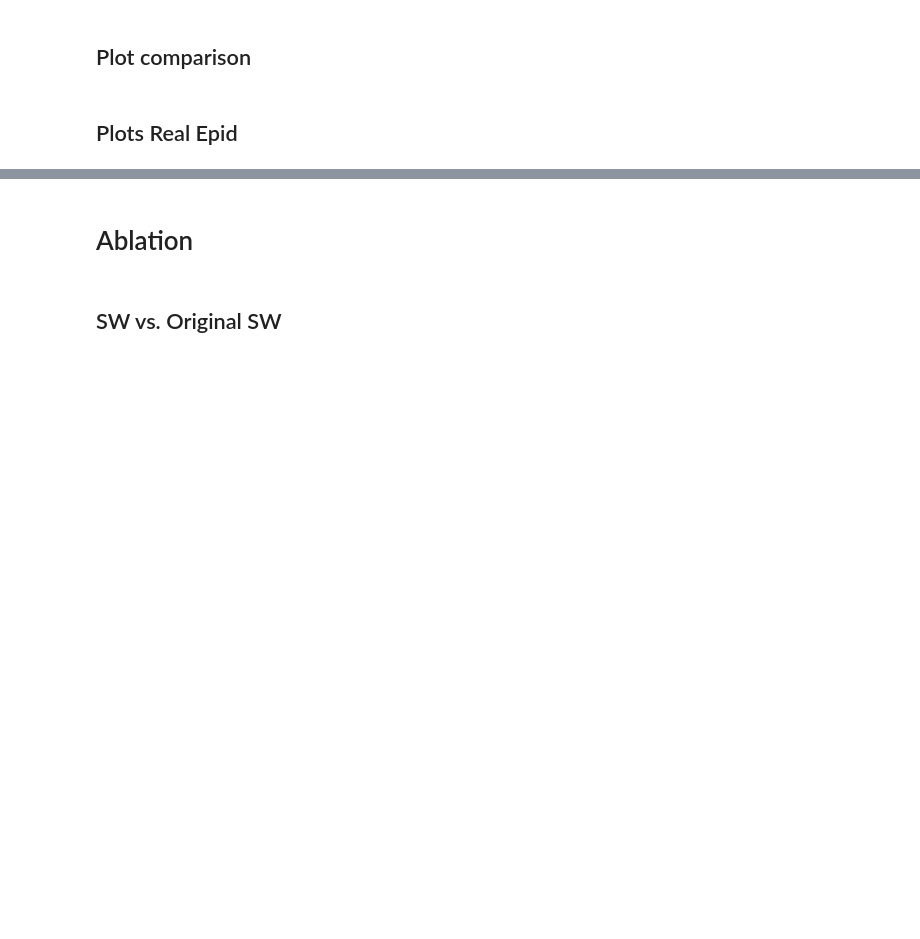
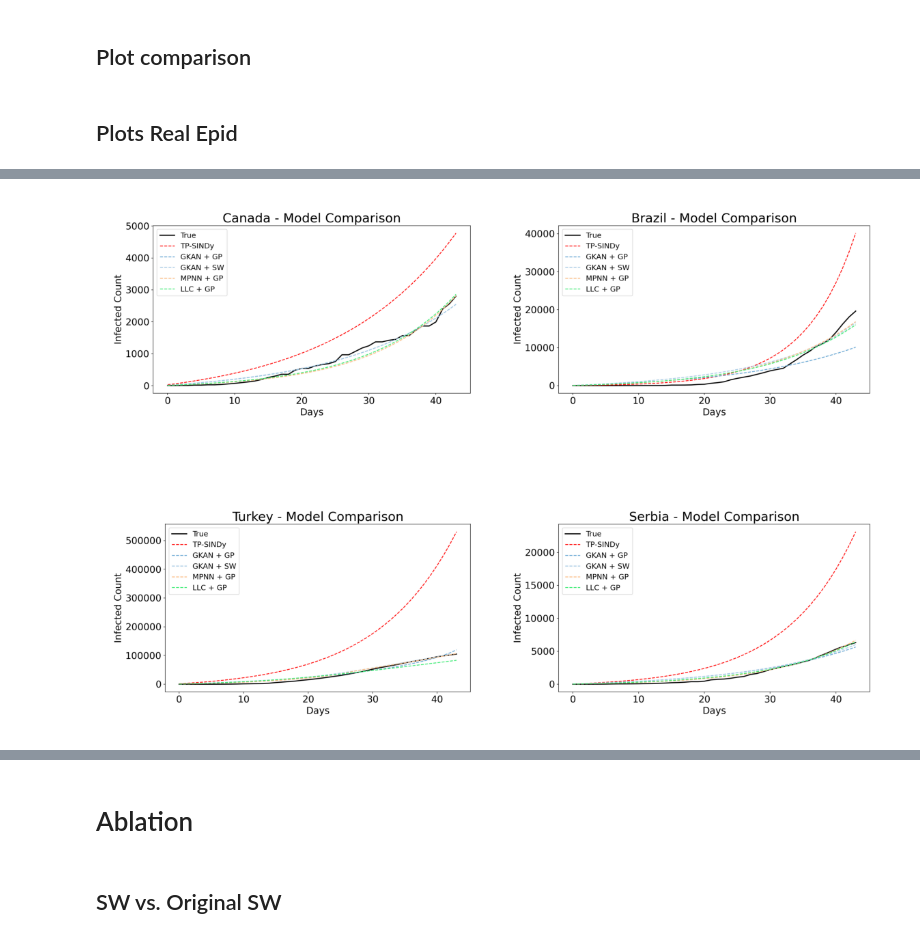
Before and after one commit to riccardocappi/Kan-for-Interpretable-Graph-Dynamics, a Jupyter notebook: plots.ipynb, the cells around one changed output, grey strips where cells are left out. Cells and saved outputs as stored; diff of their text form; code cells hidden in the pictures; blank space fills up the shorter version.

```diff
--- a/plots.ipynb
+++ b/plots.ipynb
@@ -1959,6 +1995,8 @@ plt.show()
 # %%
-# create_random_subplot_grid(
-#     "./outputs/covid_traj",
-#     countries=list(countries_dict.keys())[:20]
-# )
+create_random_subplot_grid(
+    "./outputs/covid_traj",
+    countries=["Canada", "Brazil", "Turkey", "Serbia"]
+)
+# %% [output]
+[figure, added]
 # %%
```
Also changed, not shown: parts of 13 cells of this notebook, 13 other files.
